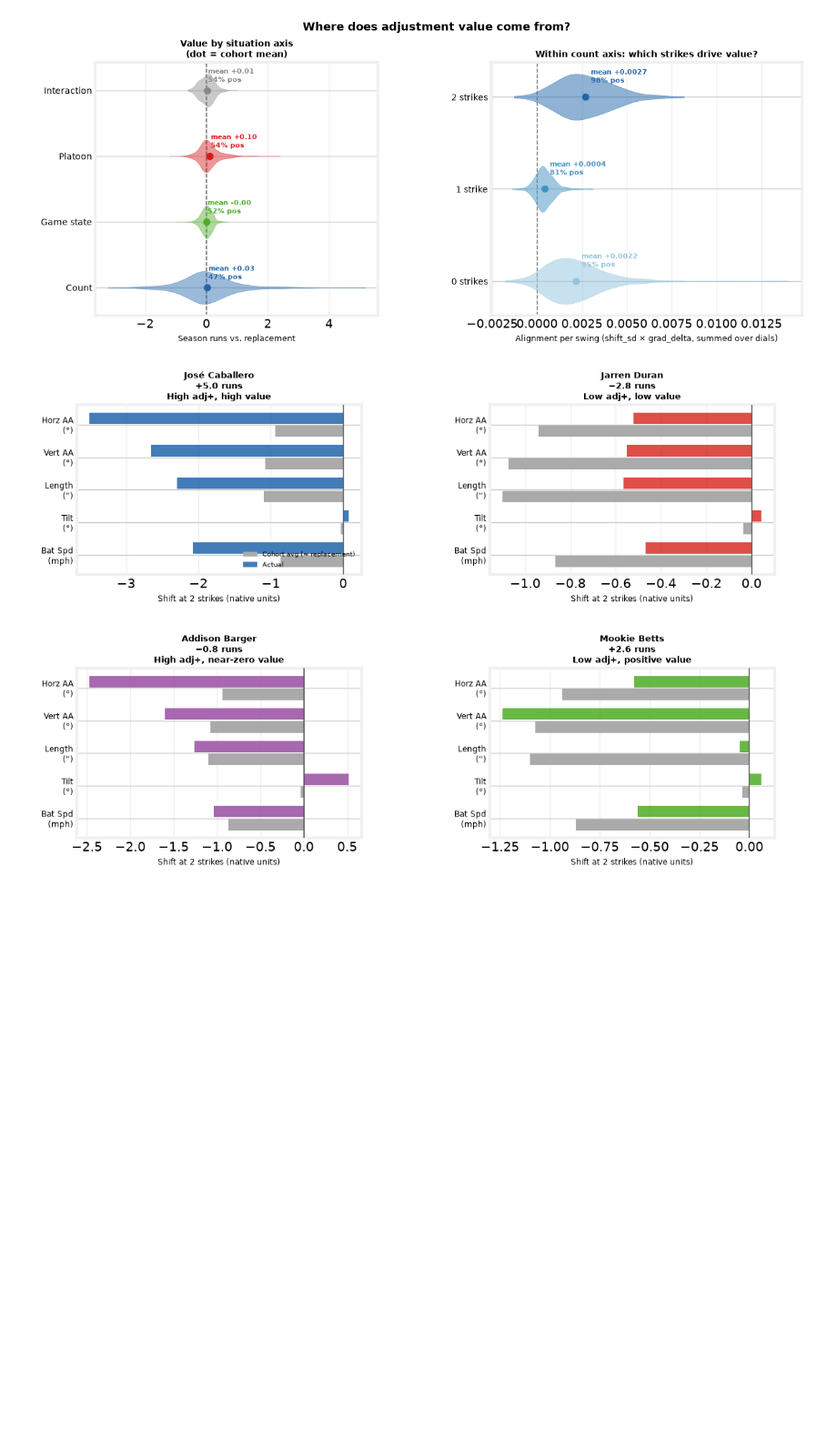
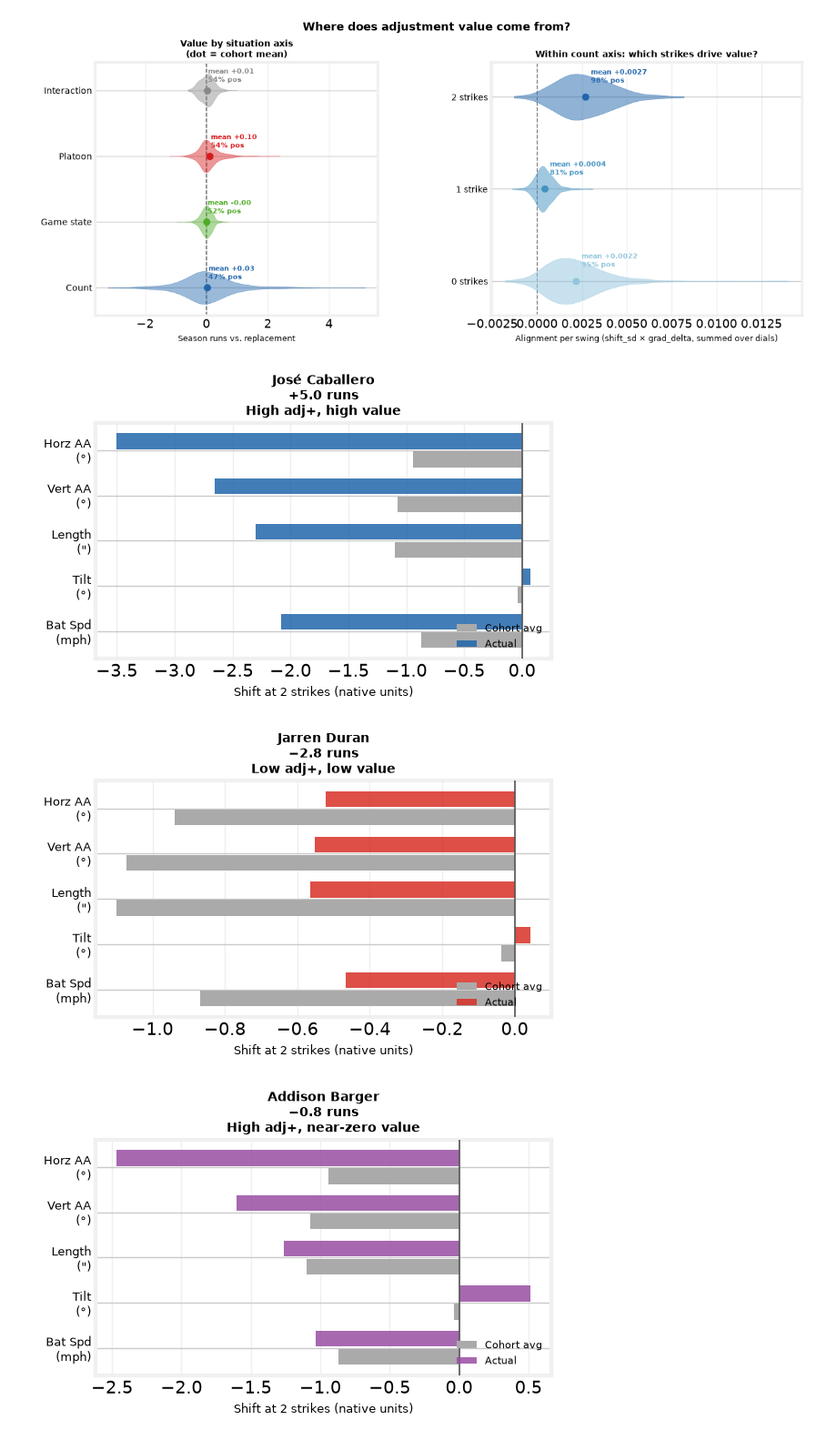
Before and after one commit to theoauyeung/swing_repetoire, a Jupyter notebook: src/adjustability_results.ipynb, the cells around one changed output. Shown at 91% size. Saved outputs shown, nothing was run; the diff lists cells and outputs as text; code cells hidden in the pictures; blank space fills up the shorter version.

```diff
--- a/src/adjustability_results.ipynb
+++ b/src/adjustability_results.ipynb
@@ -591,51 +464,52 @@ with plt.style.context(FT):
 # %%
 cf = pd.read_parquet(DATA / 'adjustability_value.parquet')
 gr = pd.read_parquet(DATA / 'adjustability_gradients.parquet')
 
 KEY = ['batter_id', 'batter_stand']
 SHAPE_SD = {'bat_speed': 5.512, 'swing_path_tilt': 6.85, 'swing_length': 10.332,
             'vert_attack_angle': 10.51, 'horz_attack_angle_pull': 17.22}
 DIAL_ORDER = ['bat_speed', 'swing_path_tilt', 'swing_length',
               'vert_attack_angle', 'horz_attack_angle_pull']
 DIAL_LABELS_SHORT = ['Bat Spd\n(mph)', 'Tilt\n(°)', 'Length\n(")', 'Vert AA\n(°)', 'Horz AA\n(°)']
 
-# 4 focal hitters: 2x2 grid of adj+/value combinations
 FOCAL = [
-    ('José Caballero', 'R', '+5.0 runs\nHigh adj+, high value'),
-    ('Jarren Duran',   'L', '−2.8 runs\nLow adj+, low value'),
-    ('Addison Barger', 'L', '−0.8 runs\nHigh adj+, near-zero value'),
-    ('Mookie Betts',   'R', '+2.6 runs\nLow adj+, positive value'),
+    ('José Caballero', 'R', '+5.0 runs\nHigh adj+, high value',  '#2166ac'),
+    ('Jarren Duran',   'L', '−2.8 runs\nLow adj+, low value',   '#d73027'),
+    ('Addison Barger', 'L', '−0.8 runs\nHigh adj+, near-zero value', '#984ea3'),
+    ('Mookie Betts',   'R', '+2.6 runs\nLow adj+, positive value',   '#4dac26'),
 ]
-PANEL_COLORS = ['#2166ac', '#d73027', '#984ea3', '#4dac26']
 
 twok_gr = gr[(gr.axis == 'count') & (gr.cell == '2 strikes')]
 cohort_2k = twok_gr.groupby('dial')['shift_sd'].mean()
 
-with plt.style.context(FT):
-    fig, axes = plt.subplots(2, 2, figsize=(12, 8),
-                             gridspec_kw={'hspace': 0.55, 'wspace': 0.45})
-    fig.patch.set_facecolor('white')
+for name, hand, subtitle, col in FOCAL:
+    sub = (twok_gr[(twok_gr.label == name) & (twok_gr.batter_stand == hand)]
+           .set_index('dial')['shift_sd'].reindex(DIAL_ORDER))
+    actual_nat = sub * pd.Series(SHAPE_SD)
+    cohort_nat = cohort_2k.reindex(DIAL_ORDER) * pd.Series(SHAPE_SD)
 
-    for ax, (name, hand, subtitle), col in zip(axes.flatten(), FOCAL, PANEL_COLORS):
-        sub = (twok_gr[(twok_gr.label == name) & (twok_gr.batter_stand == hand)]
-               .set_index('dial')['shift_sd'].reindex(DIAL_ORDER))
-        actual_nat = sub * pd.Series(SHAPE_SD)
-        cohort_nat = cohort_2k.reindex(DIAL_ORDER) * pd.Series(SHAPE_SD)
+    with plt.style.context(FT):
+        fig, ax = plt.subplots(figsize=(6, 4))
+        fig.patch.set_facecolor('white')
 
         y = np.arange(len(DIAL_ORDER))
         ax.barh(y - 0.2, cohort_nat.values, height=0.35, color='#aaaaaa',
-                label='Cohort avg (≈ replacement)', zorder=2)
+                label='Cohort avg', zorder=2)
         ax.barh(y + 0.2, actual_nat.values, height=0.35, color=col, alpha=0.85,
                 label='Actual', zorder=2)
         ax.axvline(0, color='#555', lw=1.2, zorder=3)
-        ax.set_yticks(y); ax.set_yticklabels(DIAL_LABELS_SHORT, fontsize=8.5)
-        ax.set_title(f'{name}\n{subtitle}', fontsize=9.5, fontweight='bold', pad=6)
-        ax.set_xlabel('Shift at 2 strikes (native units)', fontsize=8.5)
+        ax.set_yticks(y)
+        ax.set_yticklabels(DIAL_LABELS_SHORT, fontsize=9)
+        ax.set_title(f'{name}\n{subtitle}', fontsize=10, fontweight='bold', pad=6)
+        ax.set_xlabel('Shift at 2 strikes (native units)', fontsize=9)
+        ax.legend(fontsize=8, frameon=False, loc='lower right')
         ax.grid(True, axis='x', alpha=0.3)
-        if ax is axes.flatten()[0]:
-            ax.legend(fontsize=7.5, frameon=False, loc='lower right')
 
-    fig.savefig(plot_path('adjustability_counterfactual_comparison.png'), dpi=150, bbox_inches='tight')
-    plt.show()
+        slug = name.split()[-1].lower()
+        fig.tight_layout()
+        fig.savefig(plot_path(f'adjustability_counterfactual_{slug}.png'), dpi=150, bbox_inches='tight')
+        plt.show()
 # %% [output]
-[figure, old version]
+[figure, new version]
+[figure, added]
+[figure, added]
```
Also changed, not shown: parts of 3 cells of this notebook, 8 other files.
